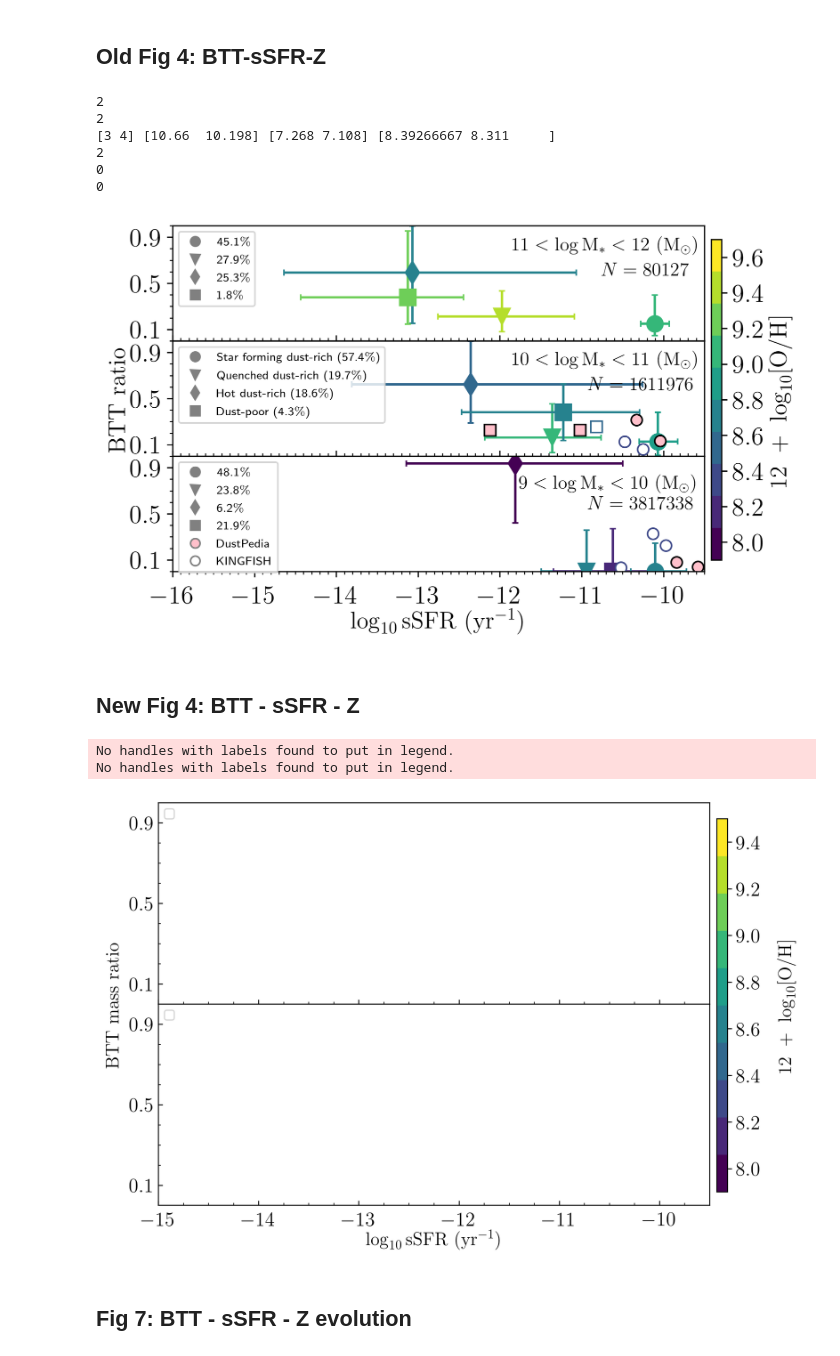
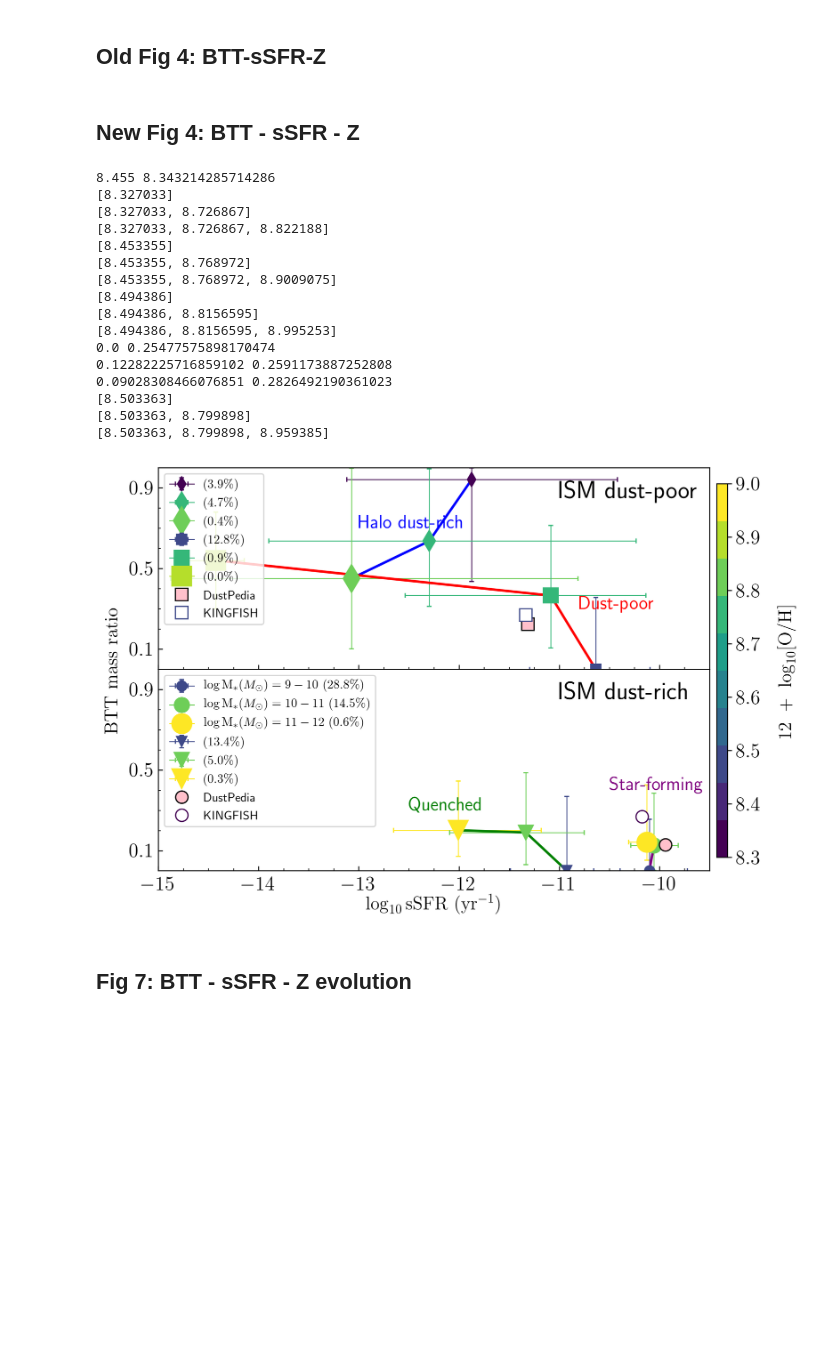
Before and after one commit to darrencroton/sage, a Jupyter notebook: analysis/Paper2_plotting.ipynb, the cells around one changed output. Cells and saved outputs as stored; diff of their text form; code cells hidden in the pictures; blank space fills up the shorter version.

Commit message:
plot stellar Z instead of gas-phase-Z

```diff
--- a/analysis/Paper2_plotting.ipynb
+++ b/analysis/Paper2_plotting.ipynb
@@ -37,8 +37,8 @@ dilute = 5000
 ssfr_MW = np.log10(2.71e-11)
 sSFRcut = -11.0 # Divide quiescent from star forming galaxies
 # %%
-directory = '../../output/test-bulge3/'
-#directory = '../src/auxdata/trees/play2/'
+#directory = '../../output/test-bulge3/'
+directory = '../src/auxdata/trees/play2/'
 #directory1 = '../../output/no-destruct/'
 filename = 'model'
 #redshift = [127.000, 79.998, 50.000, 30.000, 19.916, 18.244, 16.725, 15.343, 14.086, 12.941, 11.897, 10.944, 10.073, 9.278, 8.550, 7.883, 7.272, 6.712, 6.197, 5.724, 5.289, 4.888, 4.520, 4.179, 3.866, 3.576, 3.308, 3.060, 2.831, 2.619, 2.422, 2.239, 2.070, 1.913, 1.766, 1.630, 1.504, 1.386, 1.276, 1.173, 1.078, 0.989, 0.905, 0.828, 0.755, 0.687, 0.624, 0.564, 0.509, 0.457, 0.408, 0.362, 0.320, 0.280, 0.242, 0.208, 0.175, 0.144, 0.116, 0.089, 0.064, 0.041, 0.020, 0.000]
@@ -51,7 +51,7 @@ redshift = [0.000, 1.386, 2.070, 3.060, 4.179, 5.289, 6.197, 7.272] #millennium
 #redshift = [0.000]
 #redshift = [0.000, 1.321, 2.028, 3.037, 4.038, 5.150, 6.022, 7.026] #MDPL
 firstfile = 0
-lastfile = 511
+lastfile = 7
 MaxTreeFiles = lastfile - firstfile + 1
 #print(lbtime)
 # %%
@@ -963,14 +959,6 @@ fig.text(1.0, 0.5, r'$12\ +\ \log_{10}[\mathrm{O/H}]$', fontsize=15, va='center'
 
 plt.subplots_adjust(wspace=0, hspace=0)
 plt.savefig('plots/btt-ssfr-Z-512files-v2.png', bbox_inches='tight')
-# %% [output]
-2
-2
-[3 4] [10.66  10.198] [7.268 7.108] [8.39266667 8.311     ]
-2
-0
-0
-[figure, removed]
 # %% [markdown]
 ## New Fig 4: BTT - sSFR - Z
 # %%
@@ -1093,7 +1082,7 @@ sSFR_rr_SFrich = mean(logssfr[w])
 BD_rr_SFrich = 10 ** mean(logBD[w])
 BT_rr_SFrich = BD_rr_poor / (BD_rr_poor + 1)
 metallicity_rr_SFrich = mean(Z[w])
-
+print(metallicity_rr_poor, metallicity_rr_SFrich)
 #============================================================
 
 
@@ -1103,7 +1092,8 @@ w = np.where((G_history[0].StellarMass * 1.e10 / Hubble_h > 1.e9) &
             (G_history[0].MetalsColdGas > 0))[0]
 all_stellarmass = G_history[0].StellarMass[w] * 1.e10 / Hubble_h
 all_bulge = G_history[0].BulgeMass[w] * 1.e10 / Hubble_h
-all_metals = np.log10((G_history[0].MetalsColdGas[w] / G_history[0].ColdGas[w]) / 0.02) + 9.0
+#all_metals = np.log10((G_history[0].MetalsColdGas[w] / G_history[0].ColdGas[w]) / 0.02) + 9.0
+all_metals = np.log10(G_history[0].MetalsStellarMass[w] / G_history[0].StellarMass[w] / 0.02) + 9.0
 all_btt = all_bulge / all_stellarmass
 
 all_hotdustfrac = G_history[0].HotDust[w] / G_history[0].StellarMass[w]
@@ -1113,7 +1103,7 @@ all_ssfr = np.log10((G_history[0].SfrDisk[w] + G_history[0].SfrBulge[w]) / all_s
 
 N=10
 cm=plt.get_cmap('viridis', N)
-norm=Normalize(vmin = 7.9, vmax=9.5)
+norm=Normalize(vmin = 8.3, vmax=9.0)
 
 #===============================================================
 
@@ -1151,21 +1141,21 @@ xticks = [-15, -14, -13, -12, -11, -10]
 xlim = (-15, -9.5)
 ylim = (0, 1)
 
-#plot_errorbarline(w_c, marker[2], color[2], total_Ngal, all_btt, all_ssfr, all_metals, all_colddustfrac, all_hotdustfrac, all_stellarmass)
-#plot_errorbarline(w_d, marker[3], color[3], total_Ngal, all_btt, all_ssfr, all_metals, all_colddustfrac, all_hotdustfrac, all_stellarmass)
+plot_errorbarline(w_c, marker[2], color[2], total_Ngal, all_btt, all_ssfr, all_metals, all_colddustfrac, all_hotdustfrac, all_stellarmass)
+plot_errorbarline(w_d, marker[3], color[3], total_Ngal, all_btt, all_ssfr, all_metals, all_colddustfrac, all_hotdustfrac, all_stellarmass)
 #plt.axvline(x=ssfr_MW, color='grey')
 
 #Plot observed dataset
 
-#plt.errorbar(sSFR_obs_poor, BT_obs_poor, fmt='ks', markersize=10, mfc='pink', label='DustPedia')
+plt.errorbar(sSFR_obs_poor, BT_obs_poor, fmt='ks', markersize=10, mfc='pink', label='DustPedia')
 color_rr_poor = cm(norm(metallicity_rr_poor))
-#plt.errorbar(sSFR_rr_poor, BT_rr_poor, color=color_rr_poor, fmt='s', markersize=10, mfc='white', label='KINGFISH')
+plt.errorbar(sSFR_rr_poor, BT_rr_poor, color=color_rr_poor, fmt='s', markersize=10, mfc='white', label='KINGFISH')
 
 plt.legend(loc='upper left', fontsize=10)
 
-#plt.text(-11, 0.85, 'ISM dust-poor',fontsize=20)
-#plt.text(-10.8, 0.3, 'Dust-poor', color='r', fontsize=15)
-#plt.text(-13, 0.7, 'Halo dust-rich', color='b', fontsize=15)
+plt.text(-11, 0.85, 'ISM dust-poor',fontsize=20)
+plt.text(-10.8, 0.3, 'Dust-poor', color='r', fontsize=15)
+plt.text(-13, 0.7, 'Halo dust-rich', color='b', fontsize=15)
 
 plt.ylim(ylim)
 plt.xlim(xlim)
@@ -1179,48 +1169,62 @@ ax.tick_params(axis='y',which='both',direction='in')
 
 ax = plt.subplot(212)
 
-#plot_errorbarline(w_a, marker[0], color[0], total_Ngal, all_btt, all_ssfr, all_metals, all_colddustfrac, all_hotdustfrac, all_stellarmass)
-#plot_errorbarline(w_b, marker[1], color[1], total_Ngal, all_btt, all_ssfr, all_metals, all_colddustfrac, all_hotdustfrac, all_stellarmass)
+plot_errorbarline(w_a, marker[0], color[0], total_Ngal, all_btt, all_ssfr, all_metals, all_colddustfrac, all_hotdustfrac, all_stellarmass)
+plot_errorbarline(w_b, marker[1], color[1], total_Ngal, all_btt, all_ssfr, all_metals, all_colddustfrac, all_hotdustfrac, all_stellarmass)
 #plt.axvline(x=ssfr_MW, color='grey')
 
-#plt.errorbar(sSFR_obs_SFrich, BT_obs_SFrich, fmt='ko', markersize=10, mfc='pink', label='DustPedia')
+plt.errorbar(sSFR_obs_SFrich, BT_obs_SFrich, fmt='ko', markersize=10, mfc='pink', label='DustPedia')
 color_rr_SFrich = cm(norm(metallicity_rr_SFrich))
-#plt.errorbar(sSFR_rr_SFrich, BT_rr_SFrich, color=color_rr_SFrich, fmt='o', markersize=10, mfc='white', label='KINGFISH')
+plt.errorbar(sSFR_rr_SFrich, BT_rr_SFrich, color=color_rr_SFrich, fmt='o', markersize=10, mfc='white', label='KINGFISH')
 
 plt.legend(loc='upper left', fontsize=10)
 
-#plt.text(-11, 0.85, 'ISM dust-rich', fontsize=20)
-#plt.text(-10.5, 0.4, 'Star-forming', color='purple', fontsize=15)
-#plt.text(-12.5, 0.3, 'Quenched', color='g',  fontsize=15)
+plt.text(-11, 0.85, 'ISM dust-rich', fontsize=20)
+plt.text(-10.5, 0.4, 'Star-forming', color='purple', fontsize=15)
+plt.text(-12.5, 0.3, 'Quenched', color='g',  fontsize=15)
 #plt.text(-11.6, 0.5, 'MilkyWay', color='grey', fontsize=15, rotation='vertical')
 
 plt.ylim(ylim)
 plt.xlim(xlim)
 plt.yticks(yticks)
 plt.xticks(xticks)
 ax.xaxis.set_minor_locator(plt.MultipleLocator(0.25))
 ax.yaxis.set_minor_locator(plt.MultipleLocator(0.1))
 ax.tick_params(axis='x',which='both',direction='in')
 ax.tick_params(axis='y',which='both',direction='in')
 
 plt.subplots_adjust(wspace=0, hspace=0)
 plt.xlabel(r'$\log_{10} \mathrm{sSFR}\ (\mathrm{yr}^{-1})$', fontsize=15)
 fig.text(0.05, 0.5, r'$\mathrm{BTT}\ \mathrm{mass}\ \mathrm{ratio}$', fontsize=15, va='center', rotation='vertical')
 
 #===============================================================
 
 #added colorbar
 fig.subplots_adjust(right=0.9)
 cbar_ax = fig.add_axes([0.91, 0.15, 0.015, 0.7])
 sm = plt.cm.ScalarMappable(cmap=cm, norm=norm)
 sm.set_array([])
 fig.colorbar(sm, cax=cbar_ax)
 fig.text(1.0, 0.5, r'$12\ +\ \log_{10}[\mathrm{O/H}]$', fontsize=15, va='center', rotation='vertical')
-plt.savefig('plots/btt-ssfr-Z-512files-dtr_0.png', bbox_inches='tight')
+plt.savefig('plots/btt-ssfr-Z*-mini.png', bbox_inches='tight')
 # %% [output]
-No handles with labels found to put in legend.
-No handles with labels found to put in legend.
+8.455 8.343214285714286
+[8.327033]
+[8.327033, 8.726867]
+[8.327033, 8.726867, 8.822188]
+[8.453355]
+[8.453355, 8.768972]
+[8.453355, 8.768972, 8.9009075]
+[8.494386]
+[8.494386, 8.8156595]
+[8.494386, 8.8156595, 8.995253]
+0.0 0.25477575898170474
+0.12282225716859102 0.2591173887252808
+0.09028308466076851 0.2826492190361023
+[8.503363]
+[8.503363, 8.799898]
+[8.503363, 8.799898, 8.959385]
-[figure, old version]
+[figure, new version]
 # %% [markdown]
 ## Fig 7: BTT - sSFR - Z evolution
 # %%
```
Also changed, not shown: parts of 9 cells of this notebook.
